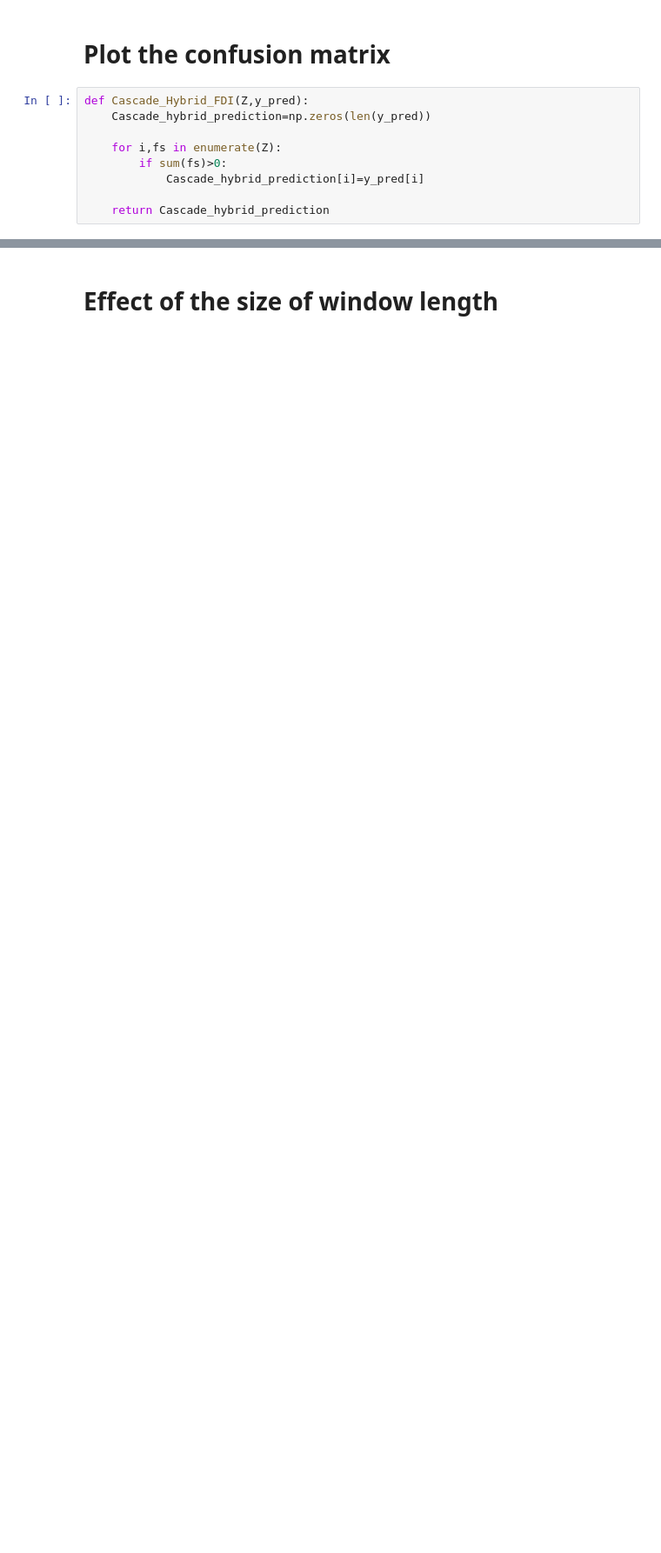
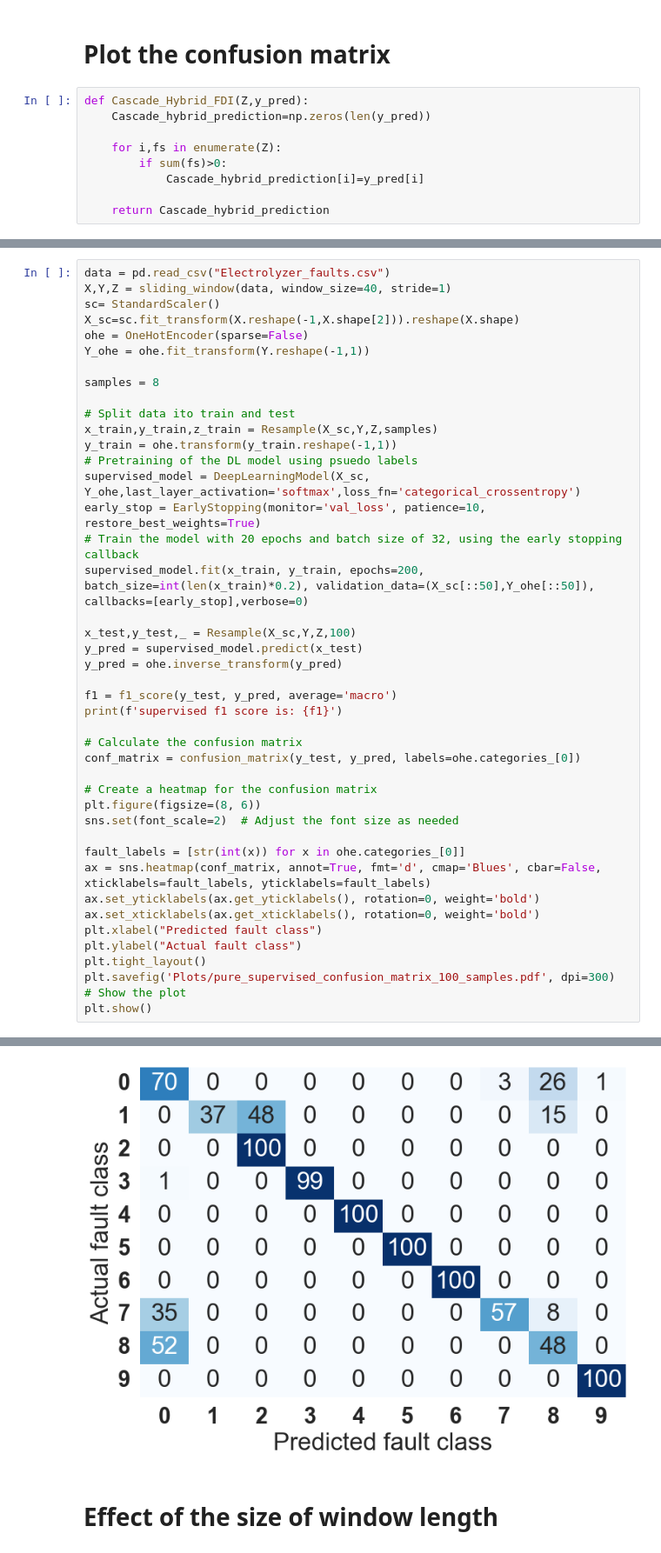
Before and after one commit to mohan696matlab/SSL_based_Hybrid_FDI, a Jupyter notebook: Plots_paper.ipynb, the cells around one changed output, grey strips where cells are left out. Shown at 87% size. Drawn from its saved outputs; the diff is of its cells as text; blank space fills up the shorter version.

```diff
--- a/Plots_paper.ipynb
+++ b/Plots_paper.ipynb
@@ -542,0 +587,44 @@ plt.show()
+# %%
+data = pd.read_csv("Electrolyzer_faults.csv")
+X,Y,Z = sliding_window(data, window_size=40, stride=1)
+sc= StandardScaler()
+X_sc=sc.fit_transform(X.reshape(-1,X.shape[2])).reshape(X.shape)
+ohe = OneHotEncoder(sparse=False)
+Y_ohe = ohe.fit_transform(Y.reshape(-1,1))
+
+samples = 8
+
+# Split data ito train and test
+x_train,y_train,z_train = Resample(X_sc,Y,Z,samples)
+y_train = ohe.transform(y_train.reshape(-1,1))
+# Pretraining of the DL model using psuedo labels
+supervised_model = DeepLearningModel(X_sc, Y_ohe,last_layer_activation='softmax',loss_fn='categorical_crossentropy')
+early_stop = EarlyStopping(monitor='val_loss', patience=10, restore_best_weights=True)
+# Train the model with 20 epochs and batch size of 32, using the early stopping callback
+supervised_model.fit(x_train, y_train, epochs=200, batch_size=int(len(x_train)*0.2), validation_data=(X_sc[::50],Y_ohe[::50]), callbacks=[early_stop],verbose=0)
+
+x_test,y_test,_ = Resample(X_sc,Y,Z,100)
+y_pred = supervised_model.predict(x_test)
+y_pred = ohe.inverse_transform(y_pred)
+
+f1 = f1_score(y_test, y_pred, average='macro')
+print(f'supervised f1 score is: {f1}')
+
+# Calculate the confusion matrix
+conf_matrix = confusion_matrix(y_test, y_pred, labels=ohe.categories_[0])
+
+# Create a heatmap for the confusion matrix
+plt.figure(figsize=(8, 6))
+sns.set(font_scale=2)  # Adjust the font size as needed
+
+fault_labels = [str(int(x)) for x in ohe.categories_[0]]
+ax = sns.heatmap(conf_matrix, annot=True, fmt='d', cmap='Blues', cbar=False, xticklabels=fault_labels, yticklabels=fault_labels)
+ax.set_yticklabels(ax.get_yticklabels(), rotation=0, weight='bold')
+ax.set_xticklabels(ax.get_xticklabels(), rotation=0, weight='bold')
+plt.xlabel("Predicted fault class")
+plt.ylabel("Actual fault class")
+plt.tight_layout()
+plt.savefig('Plots/pure_supervised_confusion_matrix_100_samples.pdf', dpi=300)
+# Show the plot
+plt.show()
+# %% [output]
@@ -543,3 +632,4 @@ plt.show()
+[figure, added]
 # %% [markdown]
 # Effect of the size of window length
 # %%
```
Also changed, not shown: parts of 11 cells of this notebook, 9 other files.
